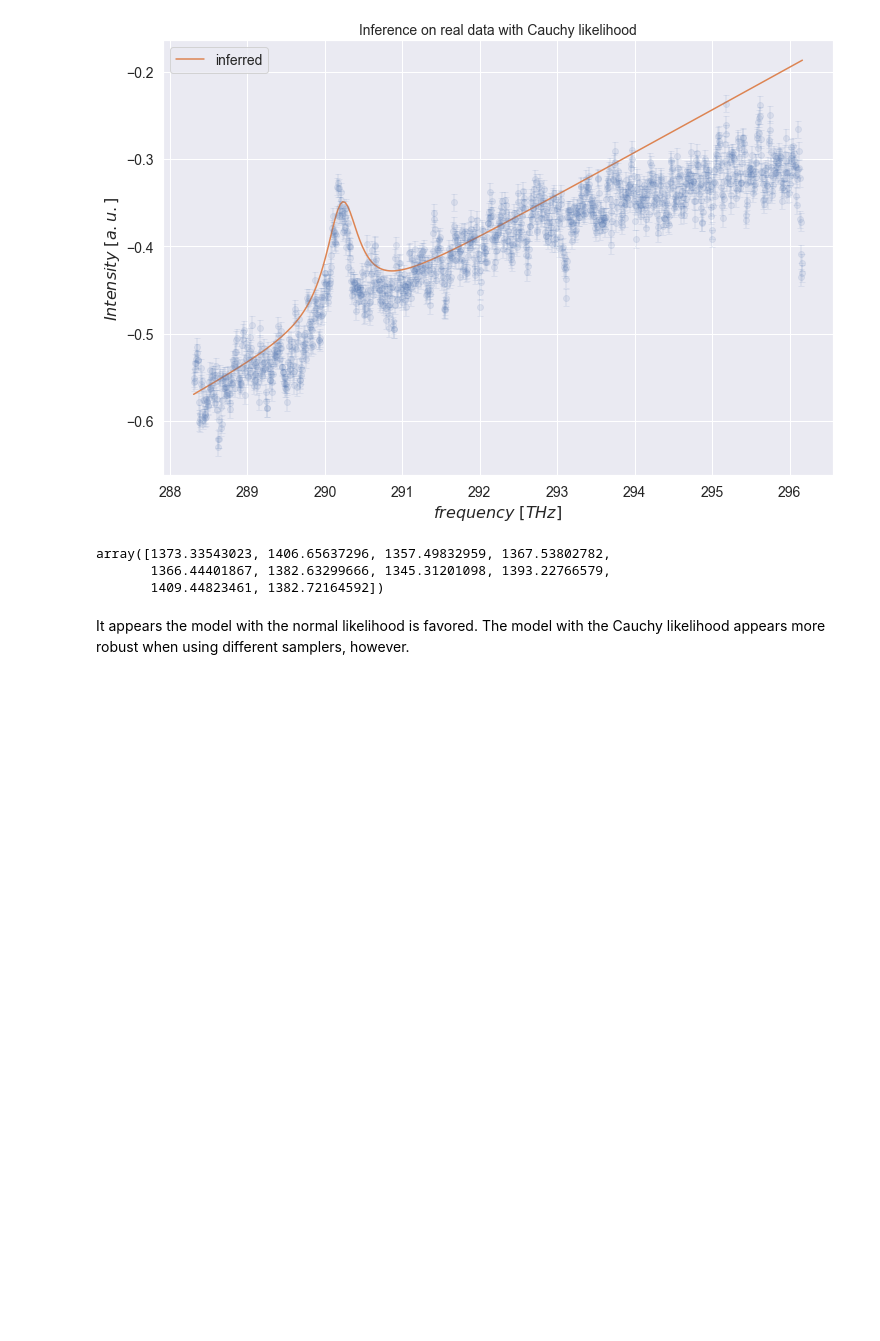
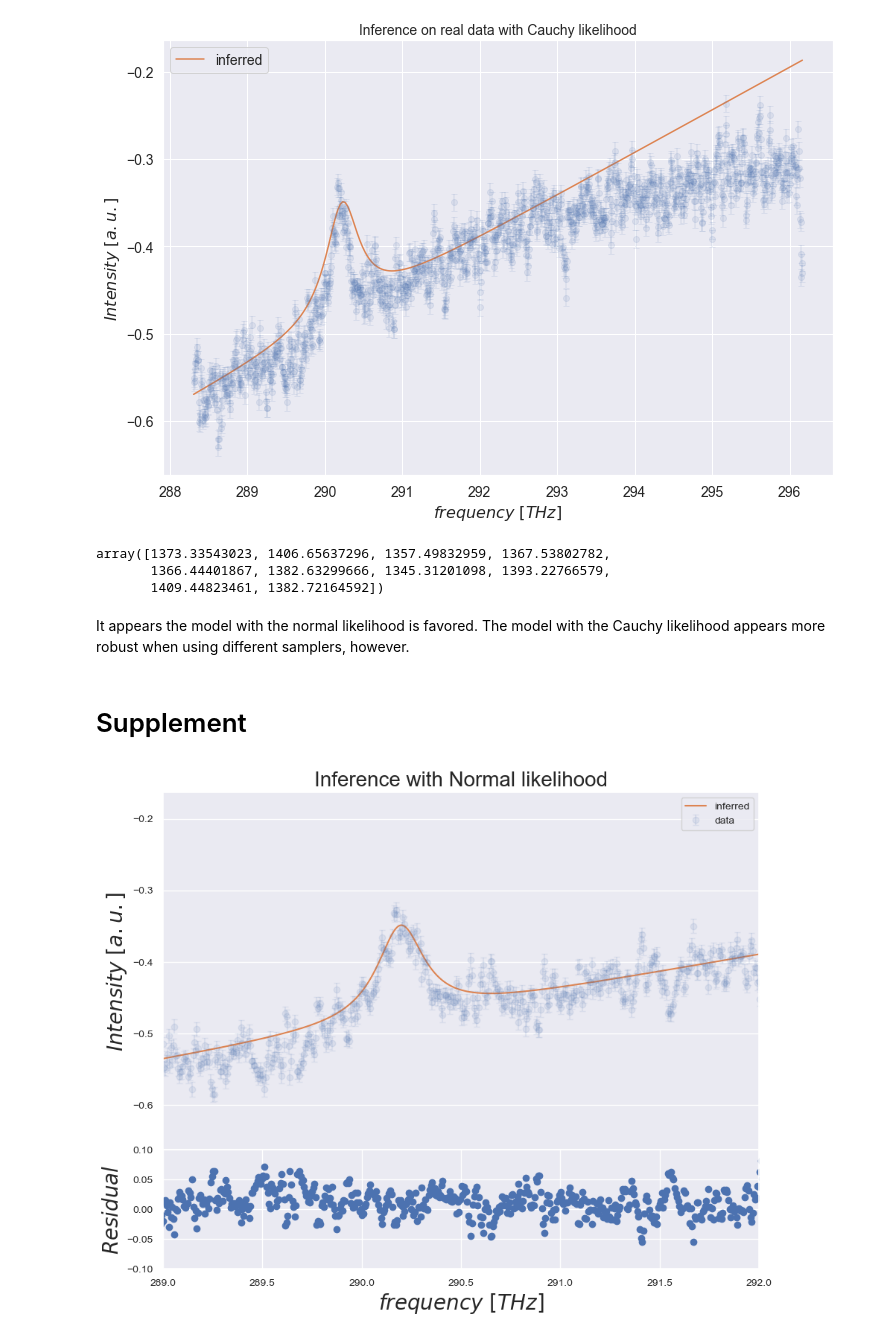
Before and after one commit to phys201/FluorescenceSpectroscopy, a Jupyter notebook: documentation.ipynb, the cells around one changed output. Cells and saved outputs as stored; diff of their text form; code cells hidden in the pictures; blank space fills up the shorter version.

Commit message:
adding supplement: generating data+resid plot for paper

```diff
--- a/documentation.ipynb
+++ b/documentation.ipynb
@@ -582,3 +580,47 @@ array([1373.33543023, 1406.65637296, 1357.49832959, 1367.53802782,
        1409.44823461, 1382.72164592])
 # %% [markdown]
 It appears the model with the normal likelihood is favored. The model with the Cauchy likelihood appears more robust when using different samplers, however.
+# %% [markdown]
+# Supplement
+# %%
+SMALL_SIZE = 20
+plt.rc('axes', titlesize=SMALL_SIZE)     # fontsize of the axes title
+
+fig = plt.figure(figsize=(10,8))
+
+ax1 = fig.add_axes((.1,.3,.8,.6))
+plt.xlabel('$2s+d_0$ $(m)$',fontsize=20)
+plt.errorbar(w, I, fmt='o', yerr=sigma_I, capsize=3, alpha=.1, label='data')
+plt.plot(w_inf, prediction_inferred, label='inferred')
+plt.xlim(289,292)
+plt.legend();
+plt.ylabel('$Intensity \ [a.u.]$')
+plt.title('Inference with Normal likelihood');
+ax1.axes.get_xaxis().set_ticks([])
+
+ax2 = fig.add_axes((.1,.1,.8,.2))
+
+ax2.set_ylabel('$Residual$',fontsize=20)
+plt.ylim(-.1, .1)
+plt.xlabel('$frequency \ [THz]$')
+
+A_inf = summary_normal_smc['mean']['A_0']
+w0_inf = summary_normal_smc['mean']['w0_0']
+gamma_inf = summary_normal_smc['mean']['gamma_0']
+intensity_ratio_inf = summary_normal_smc['mean']['intensity_ratio_0']
+m_inf = summary_normal_smc['mean']['m']
+b_inf = summary_normal_smc['mean']['b']
+
+w_inf = np.linspace(real_data.w.min(), real_data.w.max(), len(I))
+
+prediction_inferred = Prediction([
+                                 (A_inf, w0_inf, gamma_inf, intensity_ratio_inf),
+                                  ],
+                                 m_inf,
+                                 b_inf
+                        ).prediction(w_inf)
+
+plt.scatter(w_inf, prediction_inferred-I)
+plt.xlim(289, 292);
+# %% [output]
+[figure, added]
```
Also changed, not shown: parts of 1 cell of this notebook.
